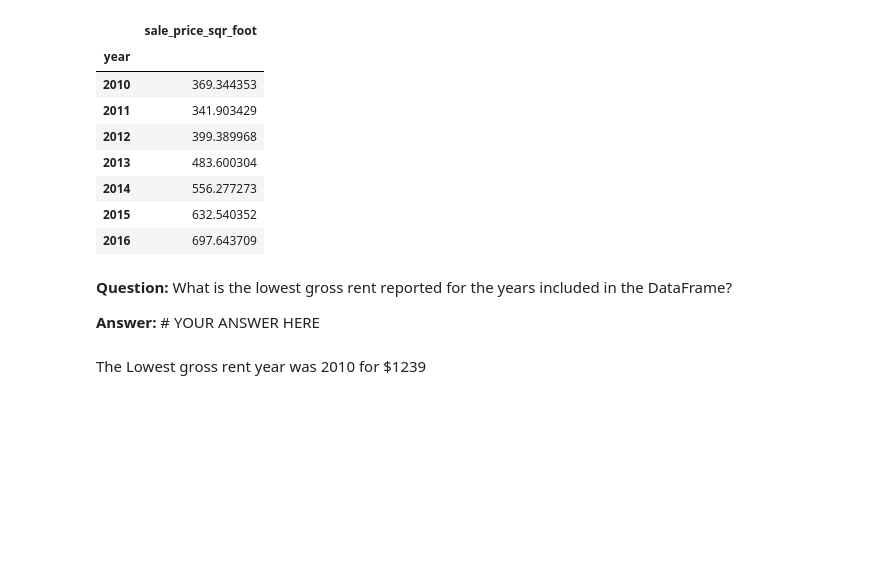
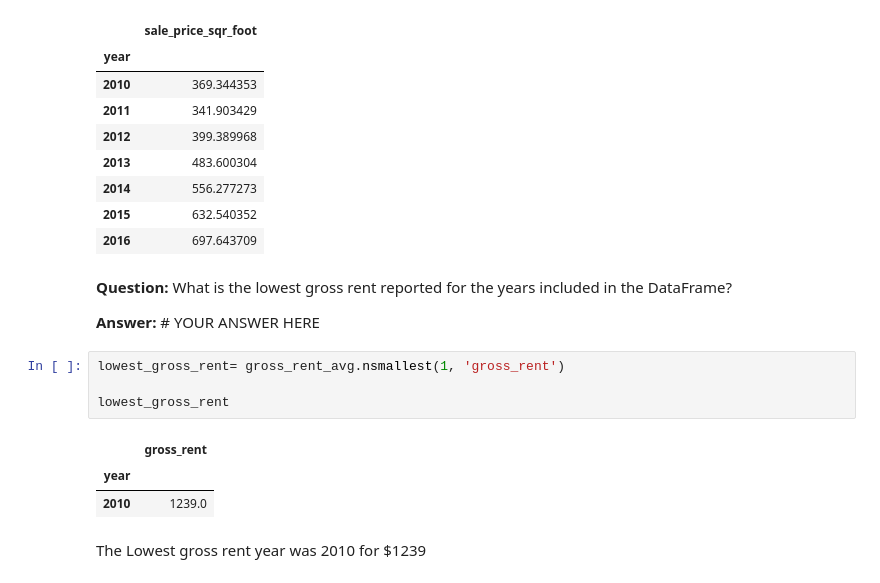
Before and after one commit to ALPHAINFINITETEAM/Module-6---PyViz, a Jupyter notebook: Starter_Code/san_francisco_housing copy.ipynb, the cells around one changed output. Cells and saved outputs as stored; diff of their text form; blank space fills up the shorter version.

```diff
--- a/Starter_Code/san_francisco_housing copy.ipynb
+++ b/Starter_Code/san_francisco_housing copy.ipynb
@@ -273,6 +270,14 @@ sale_price_per_sqt_foot_avg
 **Question:** What is the lowest gross rent reported for the years included in the DataFrame?
 
 **Answer:** # YOUR ANSWER HERE
+# %%
+lowest_gross_rent= gross_rent_avg.nsmallest(1, 'gross_rent')
+
+lowest_gross_rent
+# %% [output]
+|  | gross_rent |
+| year |  |
+| 2010 | 1239.0 |
 # %% [markdown]
 The Lowest gross rent year was 2010 for $1239
 # %% [markdown]
```
Also changed, not shown: parts of 12 cells of this notebook.
